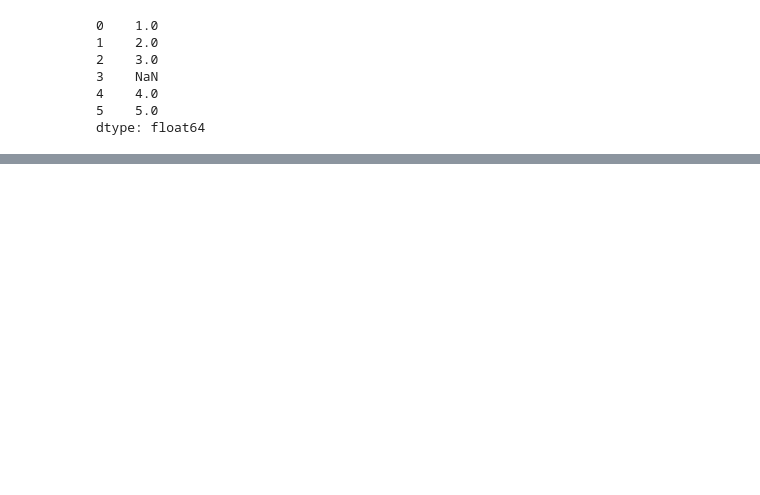
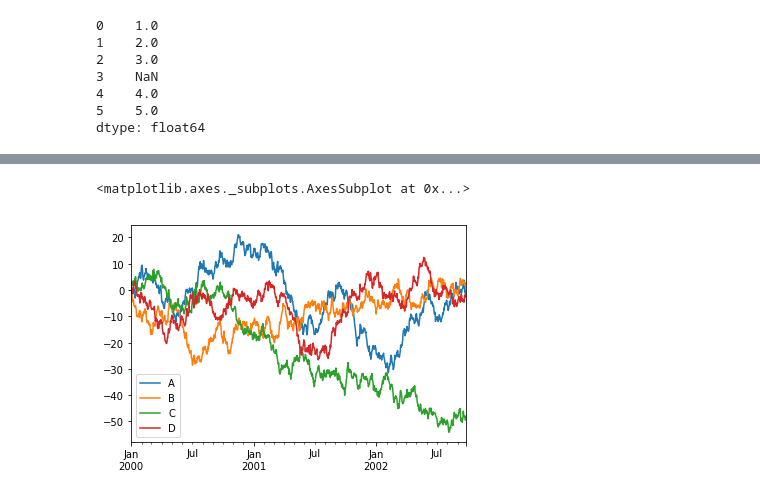
Before and after one commit to macabdul9/python-learning, a Jupyter notebook: libraries/pandas/pandasguide.ipynb, the cells around one changed output, grey strips where cells are left out. Drawn from its saved outputs; the diff is of its cells as text; code cells hidden in the pictures; blank space fills up the shorter version.

```diff
--- a/libraries/pandas/pandasguide.ipynb
+++ b/libraries/pandas/pandasguide.ipynb
@@ -64,0 +292,5 @@ df
+# %%
+df.plot()
+# %% [output]
+<matplotlib.axes._subplots.AxesSubplot at 0x...>
+[figure, added]
```
Also changed, not shown: parts of 30 cells of this notebook, 1 other file.
